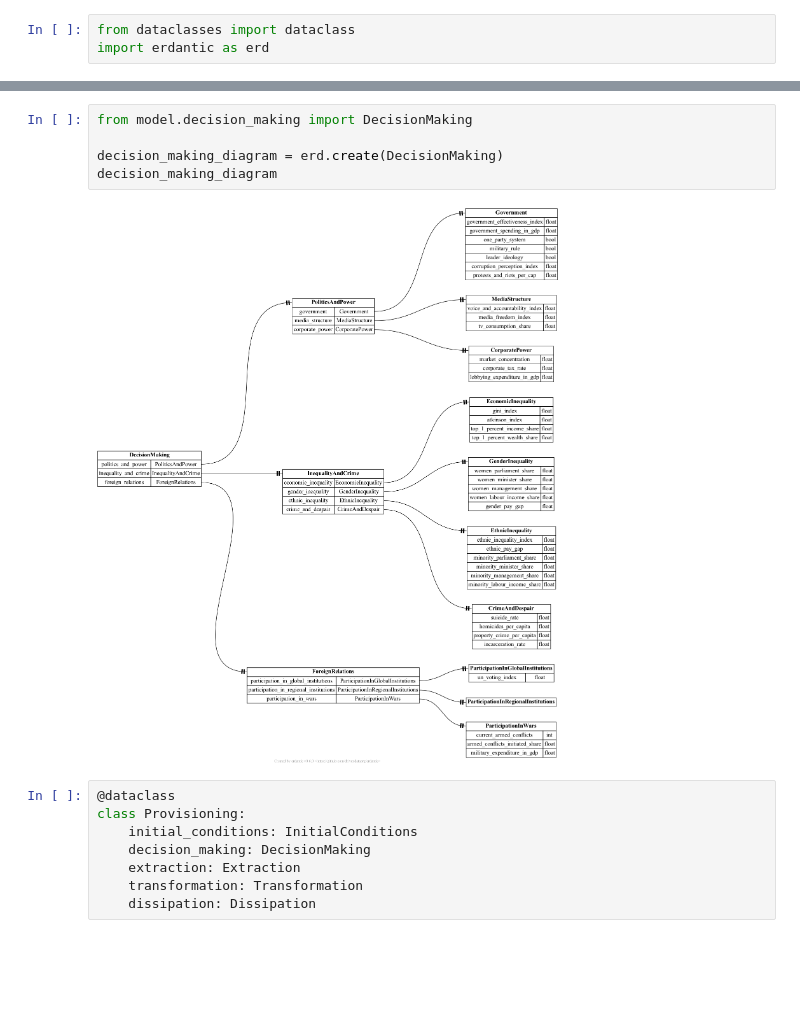
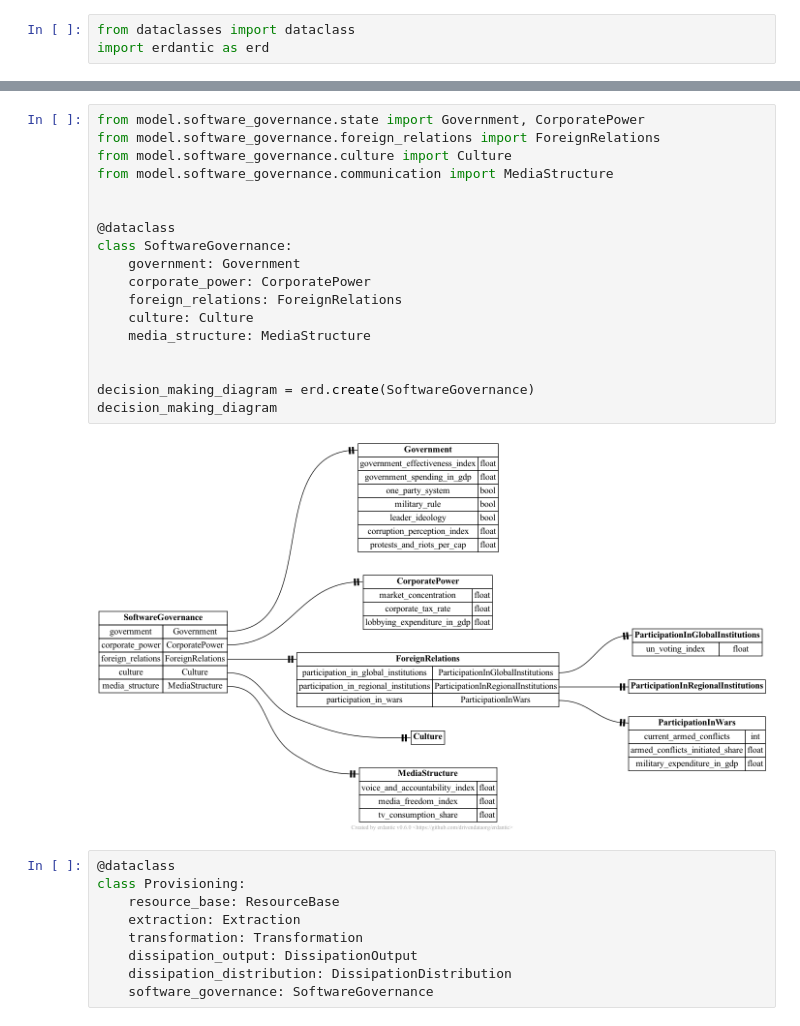
Before and after one commit to saviorand/provisioning-model, a Jupyter notebook: notebooks/model.ipynb, the cells around one changed output, grey strips where cells are left out. Drawn from its saved outputs; the diff is of its cells as text; blank space fills up the shorter version.

```diff
--- a/notebooks/model.ipynb
+++ b/notebooks/model.ipynb
@@ -58,18 +77,32 @@ initial_conditions_diagram
 # %%
-from model.decision_making import DecisionMaking
+from model.software_governance.state import Government, CorporatePower
+from model.software_governance.foreign_relations import ForeignRelations
+from model.software_governance.culture import Culture
+from model.software_governance.communication import MediaStructure
 
-decision_making_diagram = erd.create(DecisionMaking)
+
+@dataclass
+class SoftwareGovernance:
+    government: Government
+    corporate_power: CorporatePower
+    foreign_relations: ForeignRelations
+    culture: Culture
+    media_structure: MediaStructure
+
+
+decision_making_diagram = erd.create(SoftwareGovernance)
 decision_making_diagram
 # %% [output]
-[figure, old version]
+[figure, new version]
 # %%
 @dataclass
 class Provisioning:
-    initial_conditions: InitialConditions
-    decision_making: DecisionMaking
+    resource_base: ResourceBase
     extraction: Extraction
     transformation: Transformation
-    dissipation: Dissipation
+    dissipation_output: DissipationOutput
+    dissipation_distribution: DissipationDistribution
+    software_governance: SoftwareGovernance
 # %%
 from utils.image import concatenate_images_horizontally, save_erdantic_diagram
 
```
Also changed, not shown: parts of 10 cells of this notebook, 25 other files.
